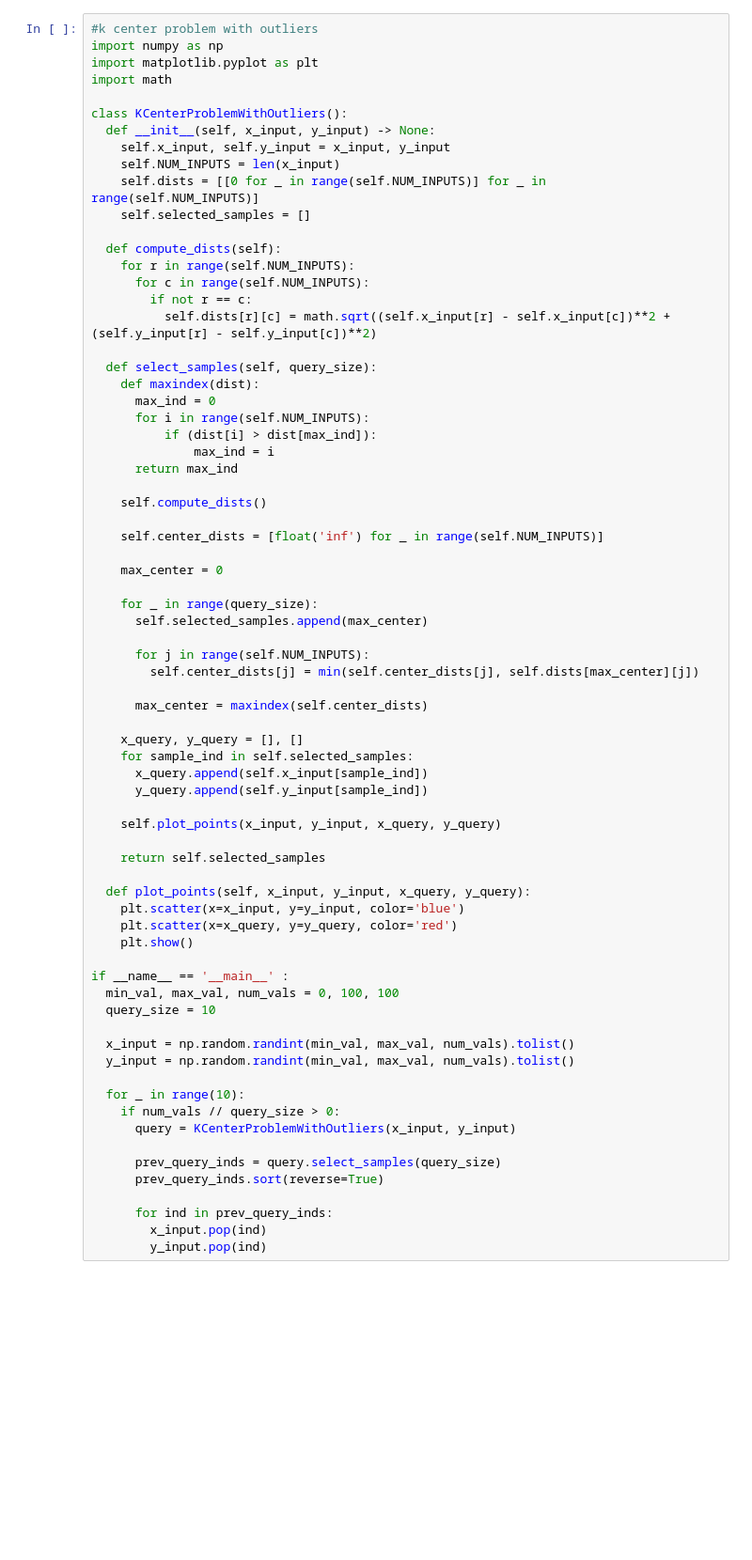
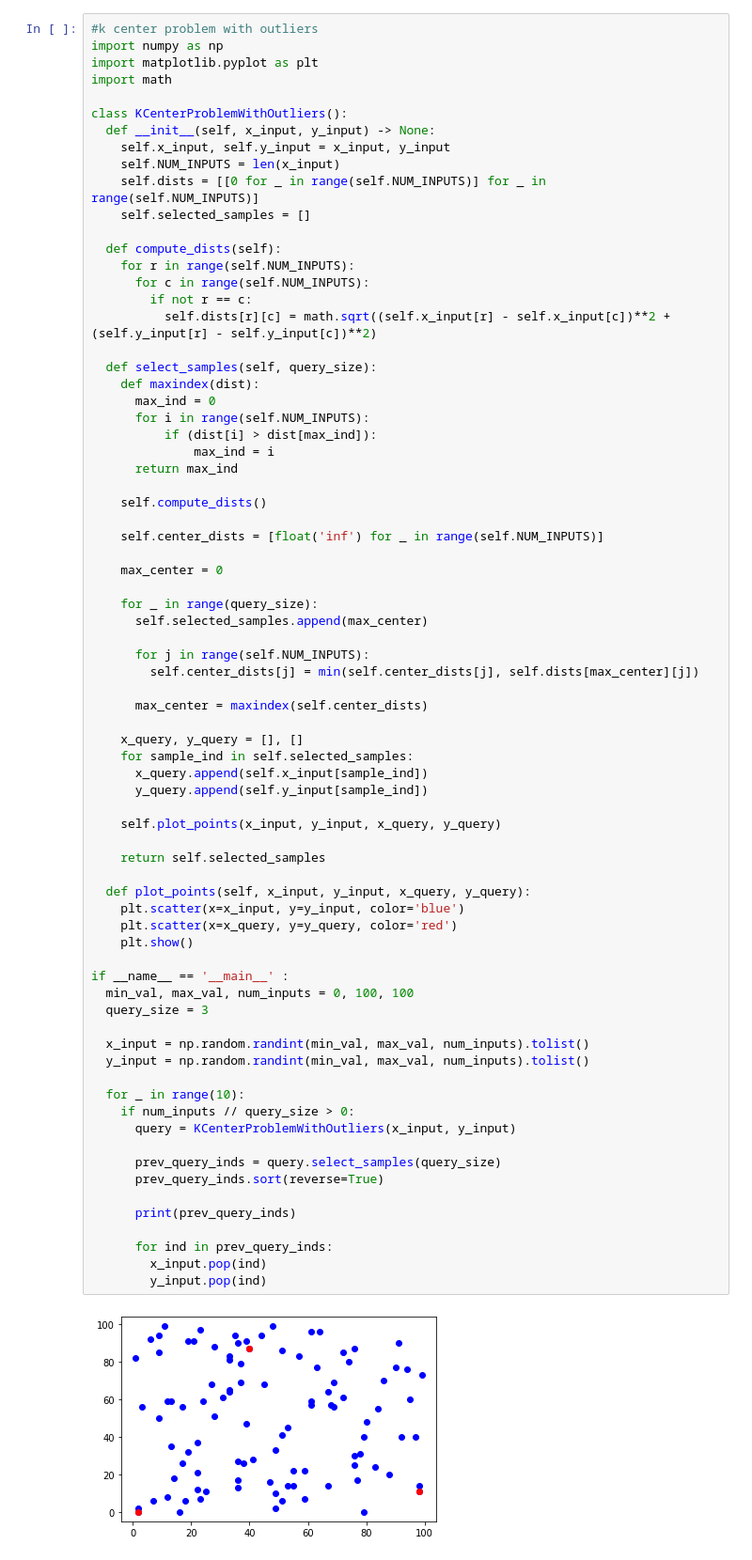
Before and after one commit to crafaelgil/Confidence-Callibration, a Jupyter notebook: querying_algortihms.ipynb, the cells around one changed output. Shown at 94% size. Saved outputs shown, nothing was run; the diff lists cells and outputs as text; blank space fills up the shorter version.

```diff
--- a/querying_algortihms.ipynb
+++ b/querying_algortihms.ipynb
@@ -38,35 +38,39 @@ class KCenterProblemWithOutliers():
         self.center_dists[j] = min(self.center_dists[j], self.dists[max_center][j])
 
       max_center = maxindex(self.center_dists)
 
     x_query, y_query = [], []
     for sample_ind in self.selected_samples:
       x_query.append(self.x_input[sample_ind])
       y_query.append(self.y_input[sample_ind])
 
     self.plot_points(x_input, y_input, x_query, y_query)
 
     return self.selected_samples
 
   def plot_points(self, x_input, y_input, x_query, y_query):
     plt.scatter(x=x_input, y=y_input, color='blue')
     plt.scatter(x=x_query, y=y_query, color='red')
     plt.show()
 
 if __name__ == '__main__' :
-  min_val, max_val, num_vals = 0, 100, 100
-  query_size = 10
+  min_val, max_val, num_inputs = 0, 100, 100
+  query_size = 3
 
-  x_input = np.random.randint(min_val, max_val, num_vals).tolist()
-  y_input = np.random.randint(min_val, max_val, num_vals).tolist()
+  x_input = np.random.randint(min_val, max_val, num_inputs).tolist()
+  y_input = np.random.randint(min_val, max_val, num_inputs).tolist()
 
   for _ in range(10):
-    if num_vals // query_size > 0:
+    if num_inputs // query_size > 0:
       query = KCenterProblemWithOutliers(x_input, y_input)
 
       prev_query_inds = query.select_samples(query_size)
       prev_query_inds.sort(reverse=True)
 
+      print(prev_query_inds)
+
       for ind in prev_query_inds:
         x_input.pop(ind)
         y_input.pop(ind)
+# %% [output]
+[figure, added]
```
Also changed, not shown: parts of 4 cells of this notebook.
